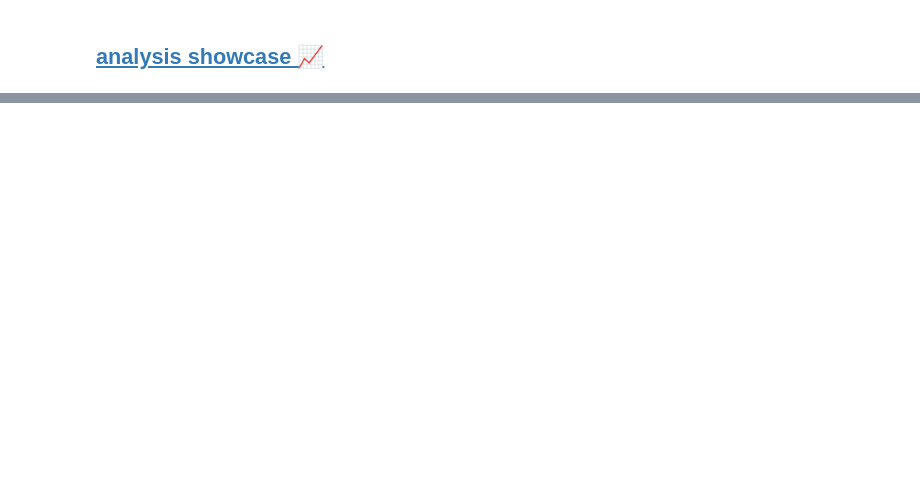
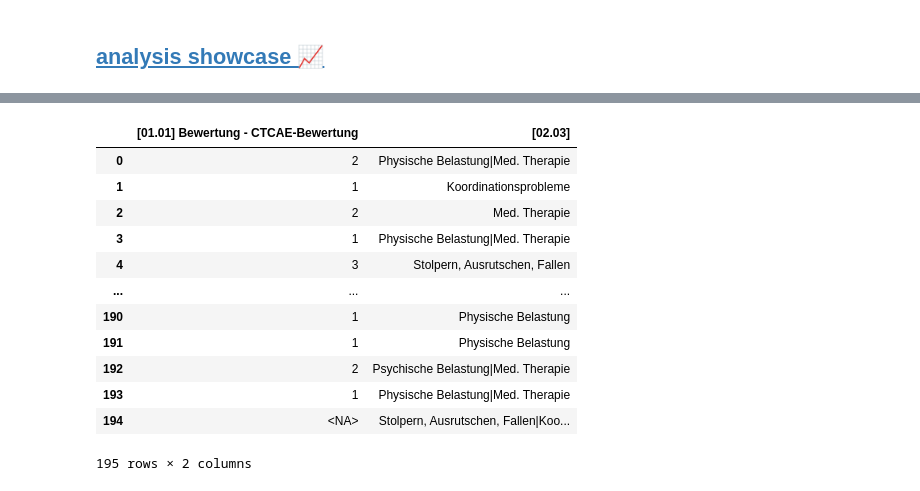
Before and after one commit to smeisegeier/sport-adverse-events, a Jupyter notebook: src/2_analyze.ipynb, the cells around one changed output, grey strips where cells are left out. Saved outputs shown, nothing was run; the diff lists cells and outputs as text; code cells hidden in the pictures; blank space fills up the shorter version.

```diff
--- a/src/2_analyze.ipynb
+++ b/src/2_analyze.ipynb
@@ -159,0 +158,16 @@ _=pls.plot_stacked_bars(_df, swap=True, png_path="../docs/img/trigger_ctcae.png"
+# %%
+_df
+# %% [output]
+|  | [01.01] Bewertung - CTCAE-Bewertung | [02.03] |
+| 0 | 2 | Physische Belastung|Med. Therapie |
+| 1 | 1 | Koordinationsprobleme |
+| 2 | 2 | Med. Therapie |
+| 3 | 1 | Physische Belastung|Med. Therapie |
+| 4 | 3 | Stolpern, Ausrutschen, Fallen |
+| ... | ... | ... |
+| 190 | 1 | Physische Belastung |
+| 191 | 1 | Physische Belastung |
+| 192 | 2 | Psychische Belastung|Med. Therapie |
+| 193 | 1 | Physische Belastung|Med. Therapie |
+| 194 | <NA> | Stolpern, Ausrutschen, Fallen|Koo... |
+195 rows × 2 columns
```
Also changed, not shown: parts of 5 cells of this notebook, 5 other files.
